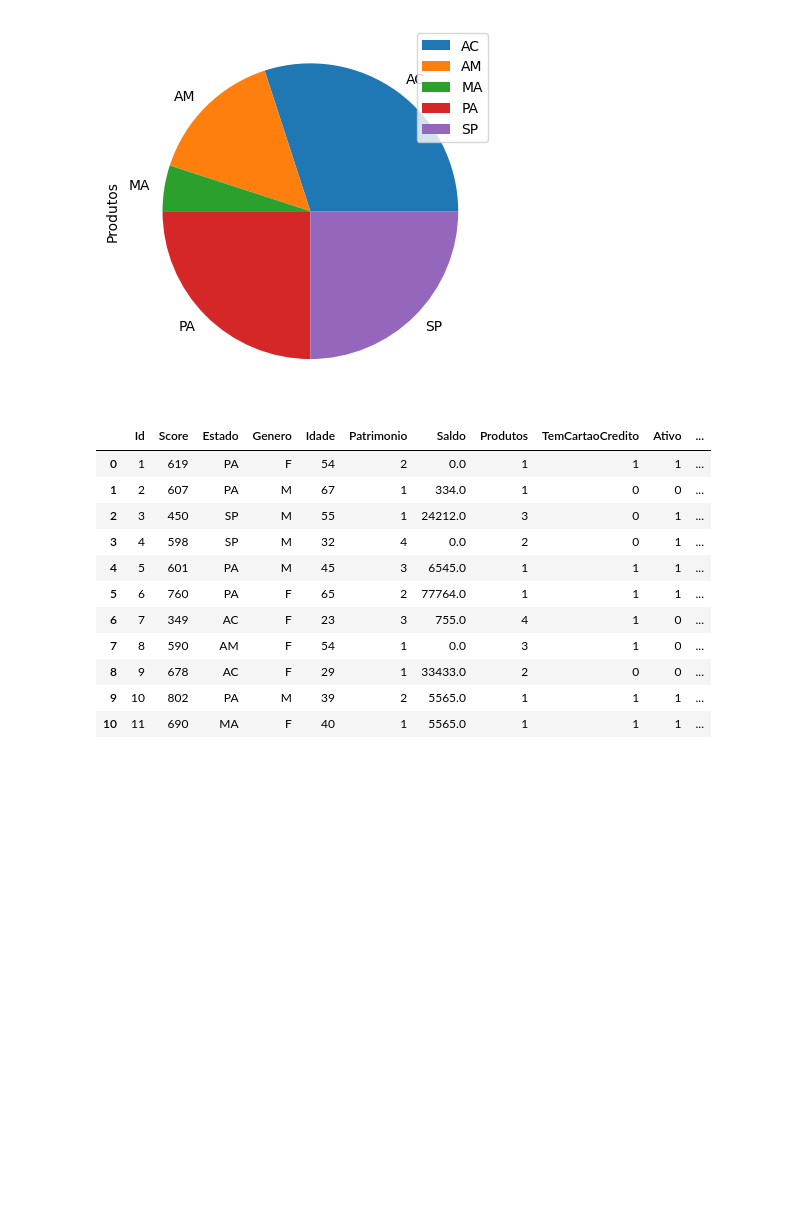
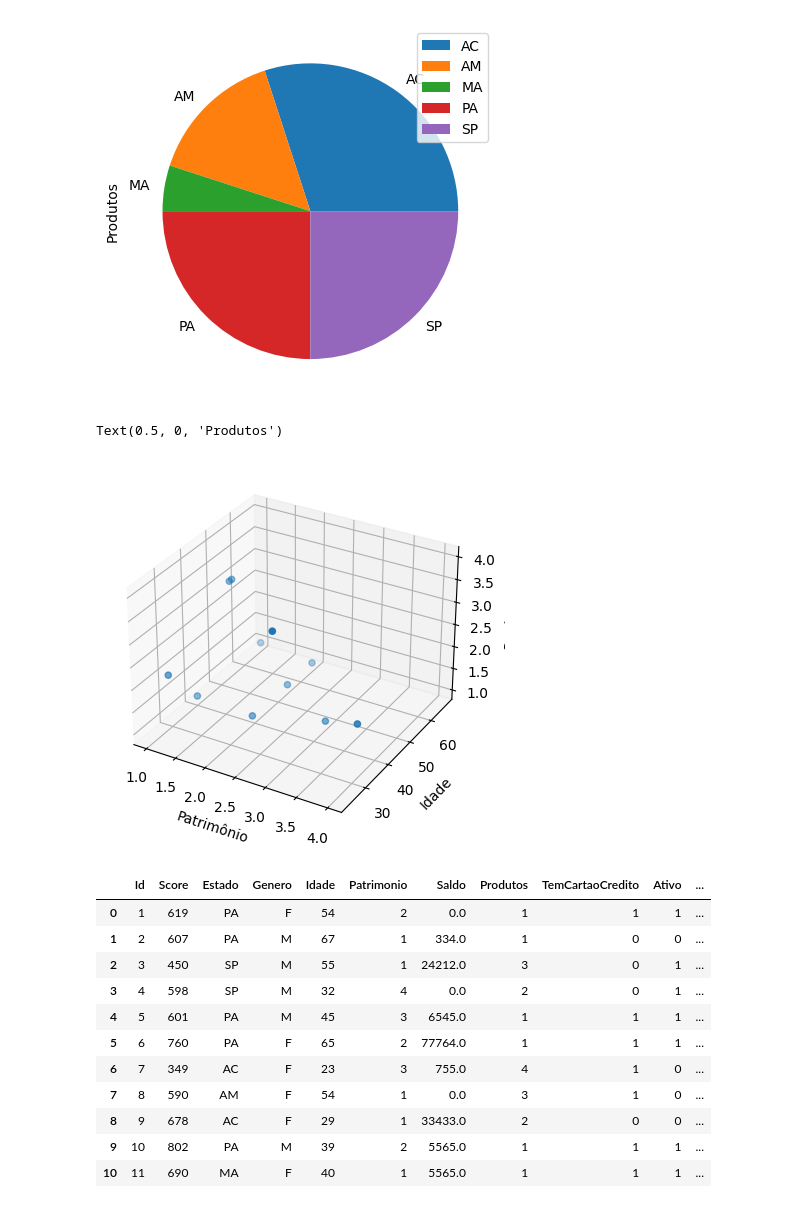
Before and after one commit to renatarep-ad/AD_pandas_exemplos, a Jupyter notebook: analise_exploratoria.ipynb, the cells around one changed output. Cells and saved outputs as stored; diff of their text form; code cells hidden in the pictures; blank space fills up the shorter version.

```diff
--- a/analise_exploratoria.ipynb
+++ b/analise_exploratoria.ipynb
@@ -383,6 +383,18 @@ grupo.plot.pie(legend=True)
 # %% [output]
 <Axes: ylabel='Produtos'>
 [figure]
+# %%
+#Gráfico 3d
+from mpl_toolkits.mplot3d import axes3d
+fig = plt.figure()
+eixo = fig.add_subplot(1,1,1, projection = '3d')
+eixo.scatter(df.Patrimonio, df.Idade,df.Produtos)
+eixo.set_xlabel('Patrimônio')
+eixo.set_ylabel('Idade')
+eixo.set_zlabel('Produtos')
+# %% [output]
+Text(0.5, 0, 'Produtos')
+[figure, added]
 # %%
 df.head(15)
 # %% [output]
```
Also changed, not shown: parts of 1 cell of this notebook.
